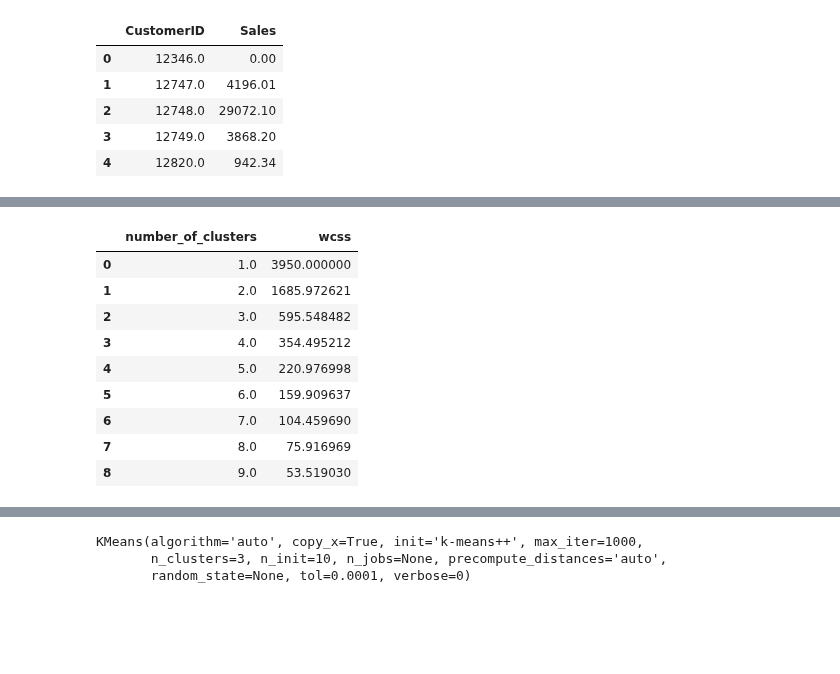
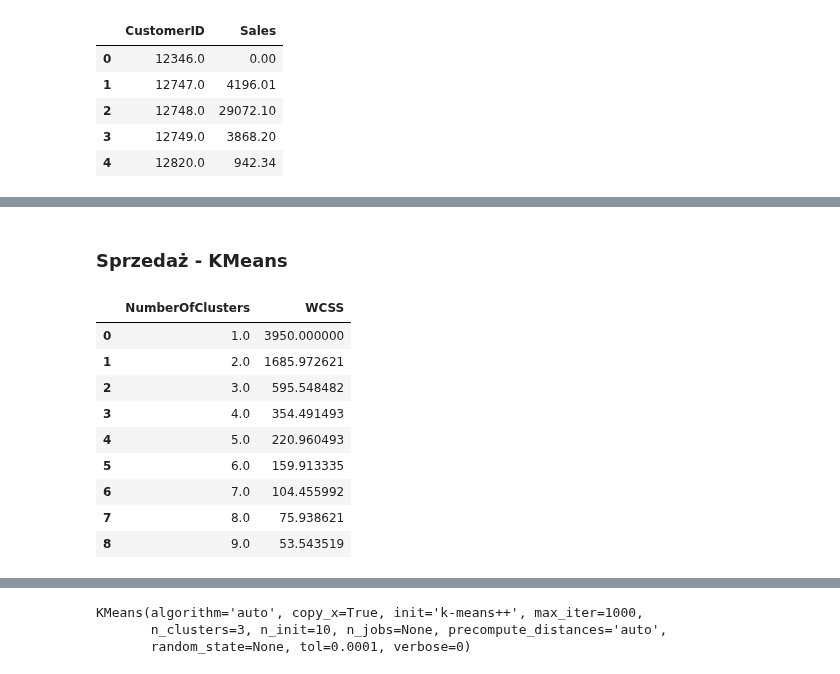
Before and after one commit to krakowiakpawel9/ml_course, a Jupyter notebook: ul/17_customer_segmentation.ipynb, the cells around one changed output, grey strips where cells are left out. Drawn from its saved outputs; the diff is of its cells as text; code cells hidden in the pictures; blank space fills up the shorter version.

```diff
--- a/ul/17_customer_segmentation.ipynb
+++ b/ul/17_customer_segmentation.ipynb
@@ -514,24 +500,26 @@ data_sales_scaled.head()
 | 2 | -0.116854 |
 | 3 | -0.164680 |
 | 4 | 0.440321 |
+# %% [markdown]
+### <a name='7'></a> Sprzedaż - KMeans
 # %%
 wcss = []
 for i in range(1, 10):
     kmeans = KMeans(n_clusters=i, max_iter=1000)
     kmeans.fit(data_sales_scaled)
     wcss.append(kmeans.inertia_)
 
-wcss = pd.DataFrame(data=np.c_[range(1, 10), wcss], columns=['number_of_clusters', 'wcss'])
+wcss = pd.DataFrame(data=np.c_[range(1, 10), wcss], columns=['NumberOfClusters', 'WCSS'])
 wcss
 # %% [output]
-|  | number_of_clusters | wcss |
+|  | NumberOfClusters | WCSS |
 | 0 | 1.0 | 3950.000000 |
 | 1 | 2.0 | 1685.972621 |
 | 2 | 3.0 | 595.548482 |
-| 3 | 4.0 | 354.495212 |
-| 4 | 5.0 | 220.976998 |
-| 5 | 6.0 | 159.909637 |
-| 6 | 7.0 | 104.459690 |
-| 7 | 8.0 | 75.916969 |
-| 8 | 9.0 | 53.519030 |
+| 3 | 4.0 | 354.491493 |
+| 4 | 5.0 | 220.960493 |
+| 5 | 6.0 | 159.913335 |
+| 6 | 7.0 | 104.455992 |
+| 7 | 8.0 | 75.938621 |
+| 8 | 9.0 | 53.543519 |
 # %%
```
Also changed, not shown: parts of 71 cells of this notebook.
